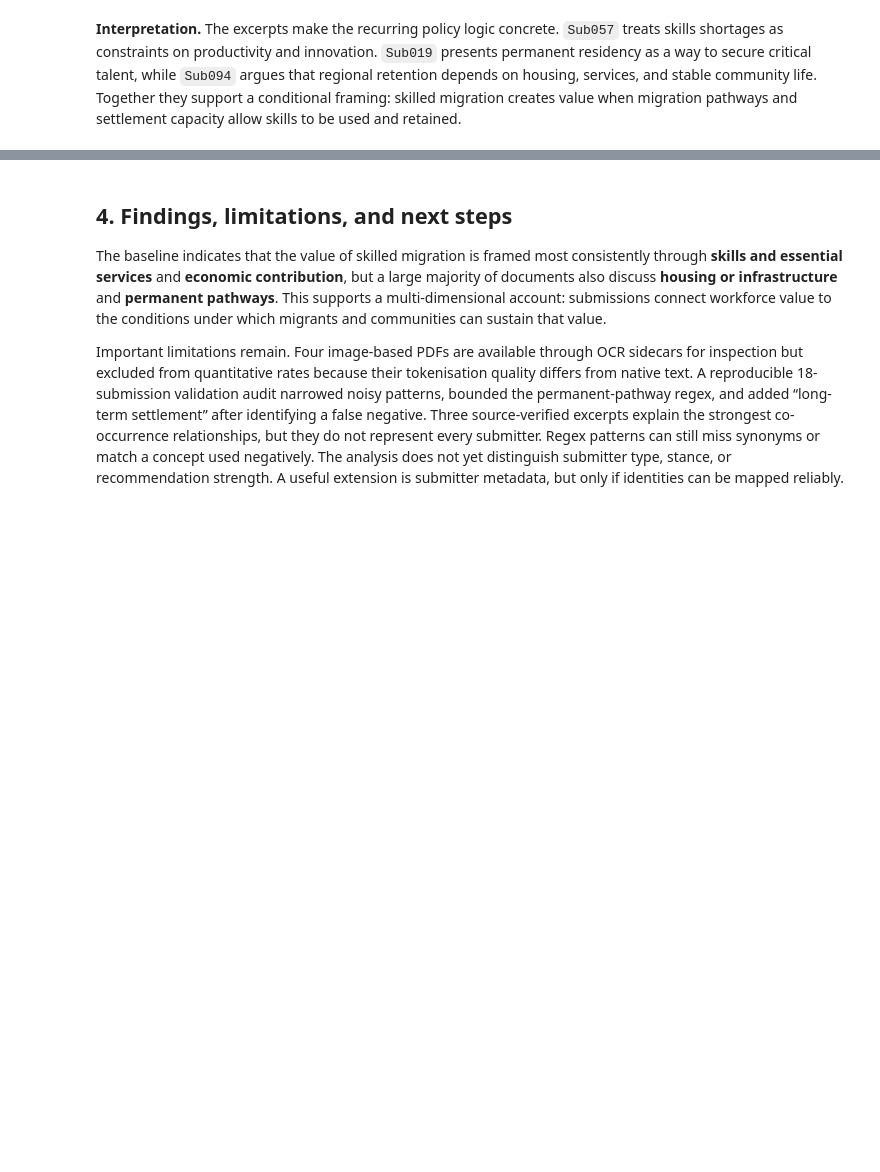
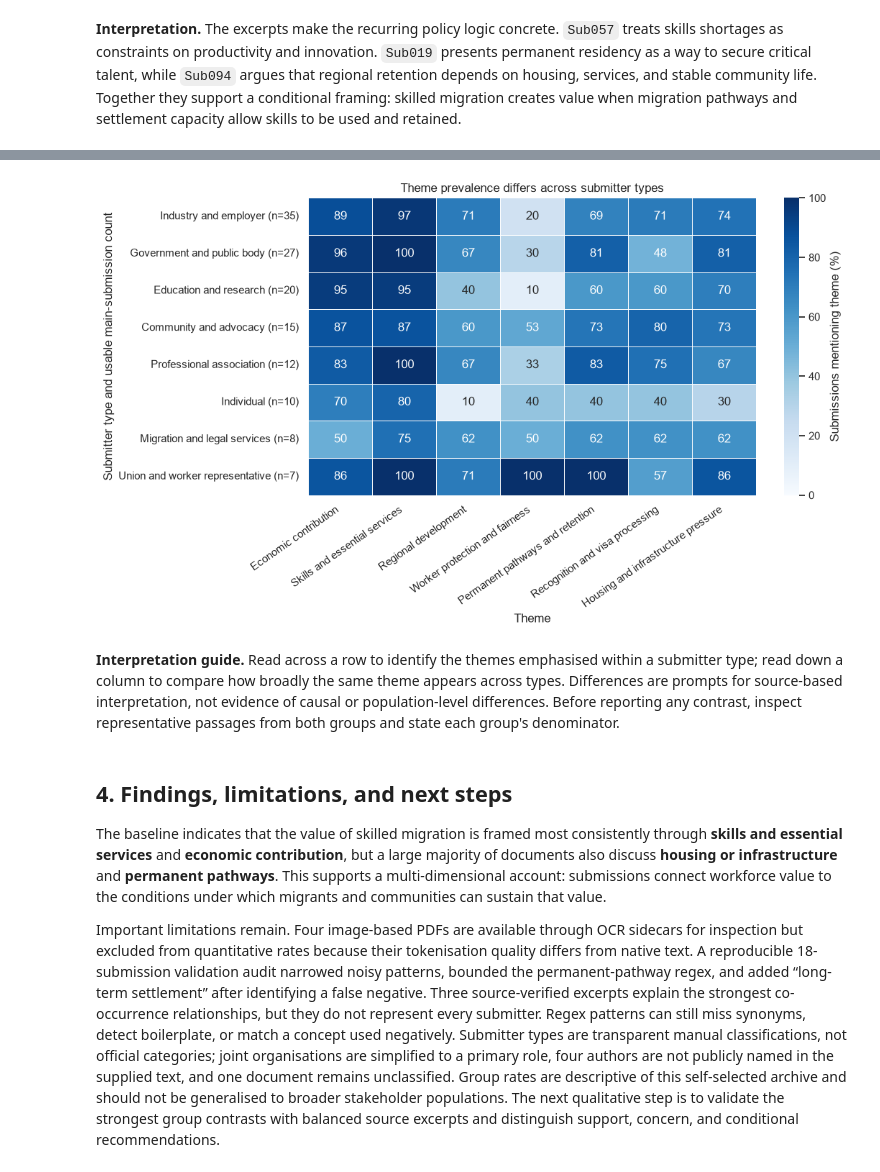
Before and after one commit to tuannm3812/uts-mdsi, a Jupyter notebook: llm-wiki/02-subjects/36118-applied-natural-language-processing/assignments/current-2026/at1/notebooks/1_skilled_migration_text_analysis.ipynb, the cells around one changed output, grey strips where cells are left out. Saved outputs shown, nothing was run; the diff lists cells and outputs as text; code cells hidden in the pictures; blank space fills up the shorter version.

```diff
--- a/llm-wiki/02-subjects/36118-applied-natural-language-processing/assignments/current-2026/at1/notebooks/1_skilled_migration_text_analysis.ipynb
+++ b/llm-wiki/02-subjects/36118-applied-natural-language-processing/assignments/current-2026/at1/notebooks/1_skilled_migration_text_analysis.ipynb
@@ -454,0 +529,43 @@ display(
+# %%
+group_usable = usable.loc[
+    (~usable["is_supplement"])
+    & (usable["submitter_type"] != "Unclassified")
+].copy()
+group_sizes = (
+    group_usable.groupby("submitter_type")["main_submission_number"]
+    .nunique()
+    .sort_values(ascending=False)
+)
+
+presence_by_group = theme_presence.loc[group_usable.index].copy()
+presence_by_group["submitter_type"] = group_usable["submitter_type"]
+group_theme_prevalence = (
+    presence_by_group.groupby("submitter_type").mean() * 100
+).loc[group_sizes.index]
+group_theme_prevalence.index = [
+    f"{group} (n={group_sizes[group]})"
+    for group in group_theme_prevalence.index
+]
+display(group_theme_prevalence.round(1))
+
+fig, ax = plt.subplots(figsize=(11, 6.5))
+sns.heatmap(
+    group_theme_prevalence,
+    cmap="Blues",
+    vmin=0,
+    vmax=100,
+    annot=True,
+    fmt=".0f",
+    linewidths=0.5,
+    cbar_kws={"label": "Submissions mentioning theme (%)"},
+    ax=ax,
+)
+ax.set(
+    title="Theme prevalence differs across submitter types",
+    xlabel="Theme",
+    ylabel="Submitter type and usable main-submission count",
+)
+plt.xticks(rotation=35, ha="right")
+plt.tight_layout()
+plt.show()
+# %% [output]
@@ -455,6 +581,9 @@ display(
+[figure, added]
+# %% [markdown]
+**Interpretation guide.** Read across a row to identify the themes emphasised within a submitter type; read down a column to compare how broadly the same theme appears across types. Differences are prompts for source-based interpretation, not evidence of causal or population-level differences. Before reporting any contrast, inspect representative passages from both groups and state each group's denominator.
 # %% [markdown]
 ## 4. Findings, limitations, and next steps
 
 The baseline indicates that the value of skilled migration is framed most consistently through **skills and essential services** and **economic contribution**, but a large majority of documents also discuss **housing or infrastructure** and **permanent pathways**. This supports a multi-dimensional account: submissions connect workforce value to the conditions under which migrants and communities can sustain that value.
 
-Important limitations remain. Four image-based PDFs are available through OCR sidecars for inspection but excluded from quantitative rates because their tokenisation quality differs from native text. A reproducible 18-submission validation audit narrowed noisy patterns, bounded the permanent-pathway regex, and added “long-term settlement” after identifying a false negative. Three source-verified excerpts explain the strongest co-occurrence relationships, but they do not represent every submitter. Regex patterns can still miss synonyms or match a concept used negatively. The analysis does not yet distinguish submitter type, stance, or recommendation strength. A useful extension is submitter metadata, but only if identities can be mapped reliably.
+Important limitations remain. Four image-based PDFs are available through OCR sidecars for inspection but excluded from quantitative rates because their tokenisation quality differs from native text. A reproducible 18-submission validation audit narrowed noisy patterns, bounded the permanent-pathway regex, and added “long-term settlement” after identifying a false negative. Three source-verified excerpts explain the strongest co-occurrence relationships, but they do not represent every submitter. Regex patterns can still miss synonyms, detect boilerplate, or match a concept used negatively. Submitter types are transparent manual classifications, not official categories; joint organisations are simplified to a primary role, four authors are not publicly named in the supplied text, and one document remains unclassified. Group rates are descriptive of this self-selected archive and should not be generalised to broader stakeholder populations. The next qualitative step is to validate the strongest group contrasts with balanced source excerpts and distinguish support, concern, and conditional recommendations.
```
Also changed, not shown: parts of 9 cells of this notebook, 3 other files.
